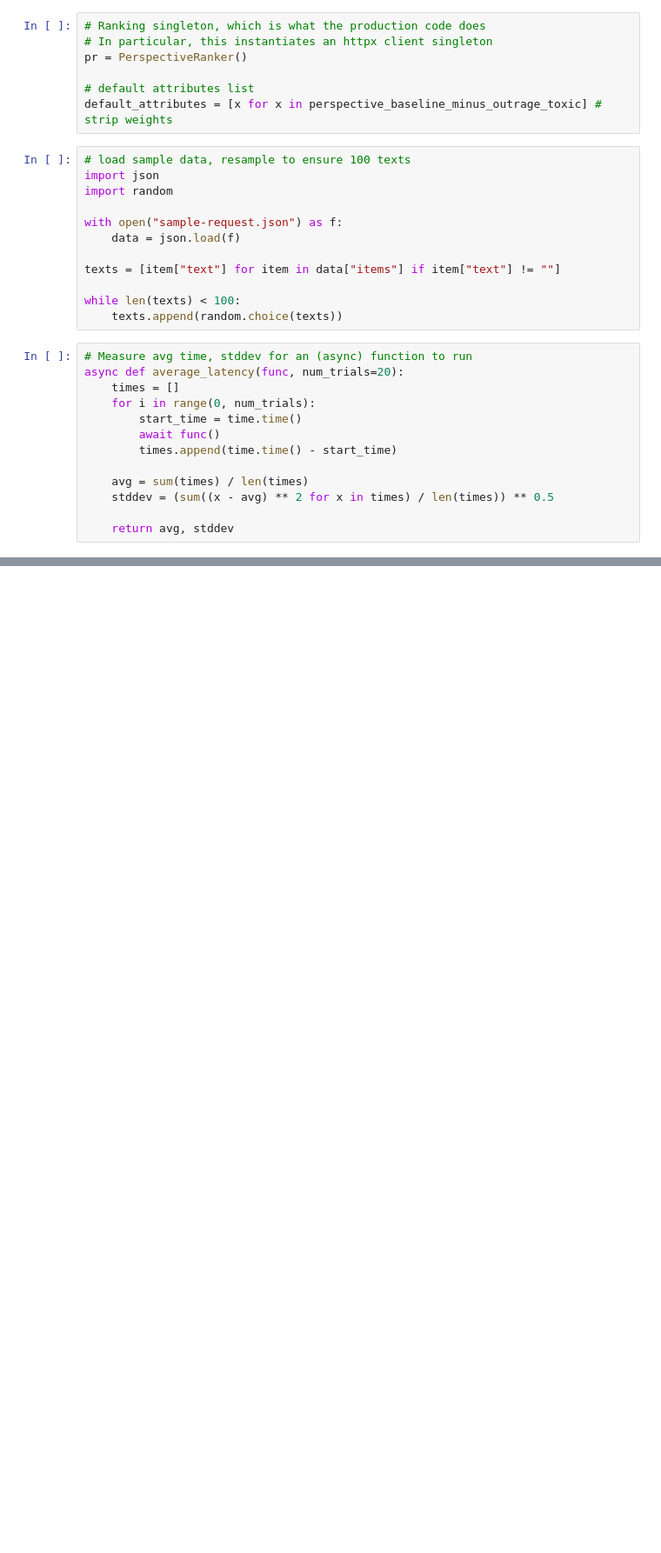
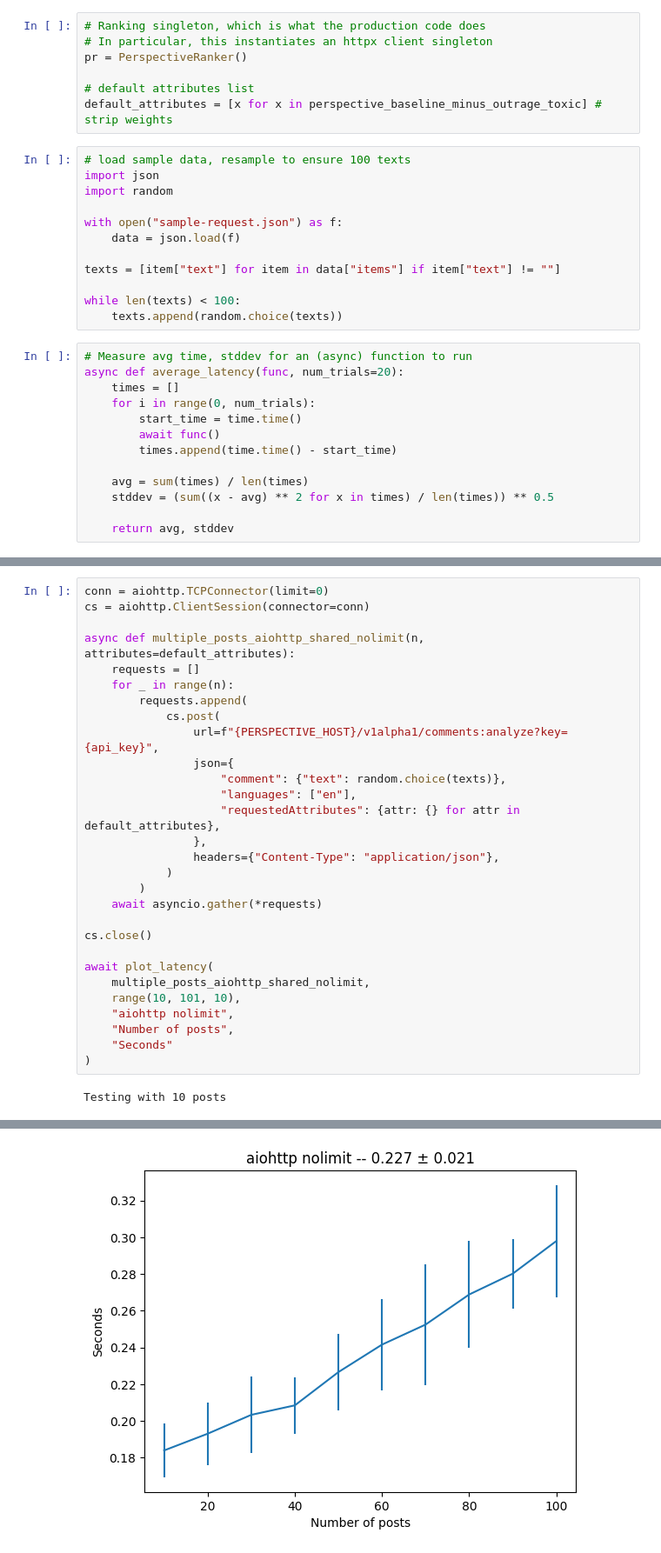
Before and after one commit to HumanCompatibleAI/ranking-challenge-perspective, a Jupyter notebook: performance_test.ipynb, the cells around one changed output, grey strips where cells are left out. Shown at 87% size. Saved outputs shown, nothing was run; the diff lists cells and outputs as text; blank space fills up the shorter version.

```diff
--- a/performance_test.ipynb
+++ b/performance_test.ipynb
@@ -357,0 +399,31 @@ Testing with 100 posts
+# %%
+conn = aiohttp.TCPConnector(limit=0)
+cs = aiohttp.ClientSession(connector=conn)
+
+async def multiple_posts_aiohttp_shared_nolimit(n, attributes=default_attributes):
+    requests = []
+    for _ in range(n):
+        requests.append(
+            cs.post(
+                url=f"{PERSPECTIVE_HOST}/v1alpha1/comments:analyze?key={api_key}",
+                json={
+                    "comment": {"text": random.choice(texts)},
+                    "languages": ["en"],
+                    "requestedAttributes": {attr: {} for attr in default_attributes},
+                },
+                headers={"Content-Type": "application/json"},
+            )
+        )
+    await asyncio.gather(*requests)
+
+cs.close()
+
+await plot_latency(
+    multiple_posts_aiohttp_shared_nolimit,
+    range(10, 101, 10),
+    "aiohttp nolimit",
+    "Number of posts",
+    "Seconds"
+)
+# %% [output]
+Testing with 10 posts
@@ -358,3 +441,4 @@ Testing with 100 posts
+[figure, added]
 # %%
 for k in latencies_50_posts:
     print(f"{k:20} {latencies_50_posts[k]:.3f}")
```
Also changed, not shown: parts of 15 cells of this notebook.
